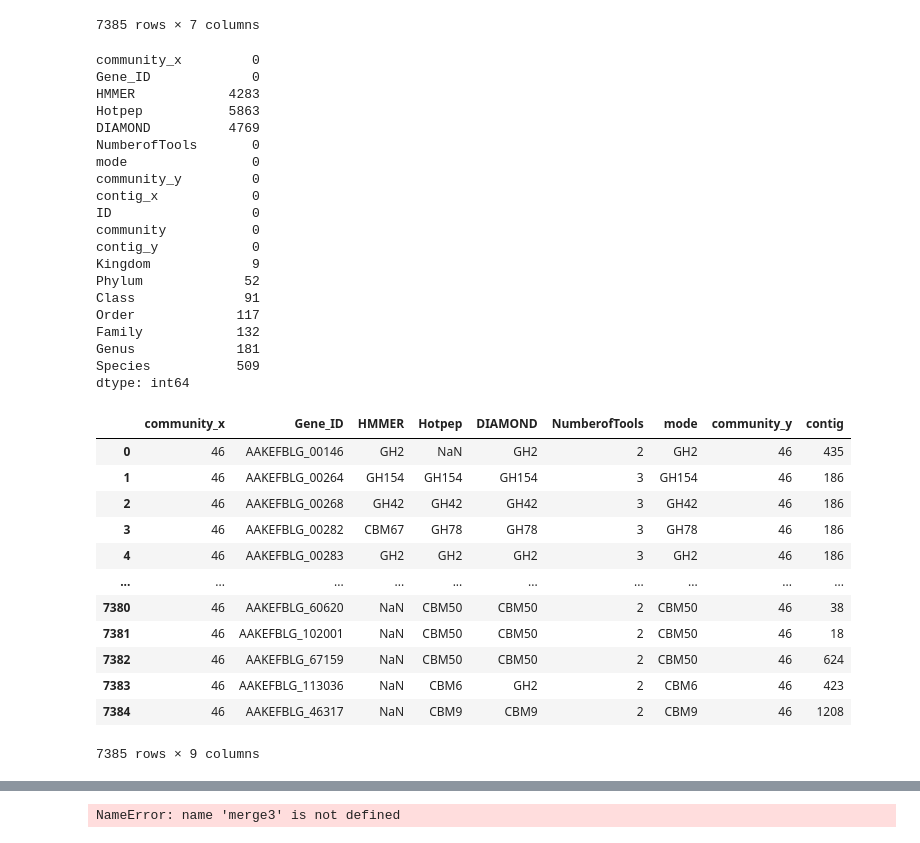
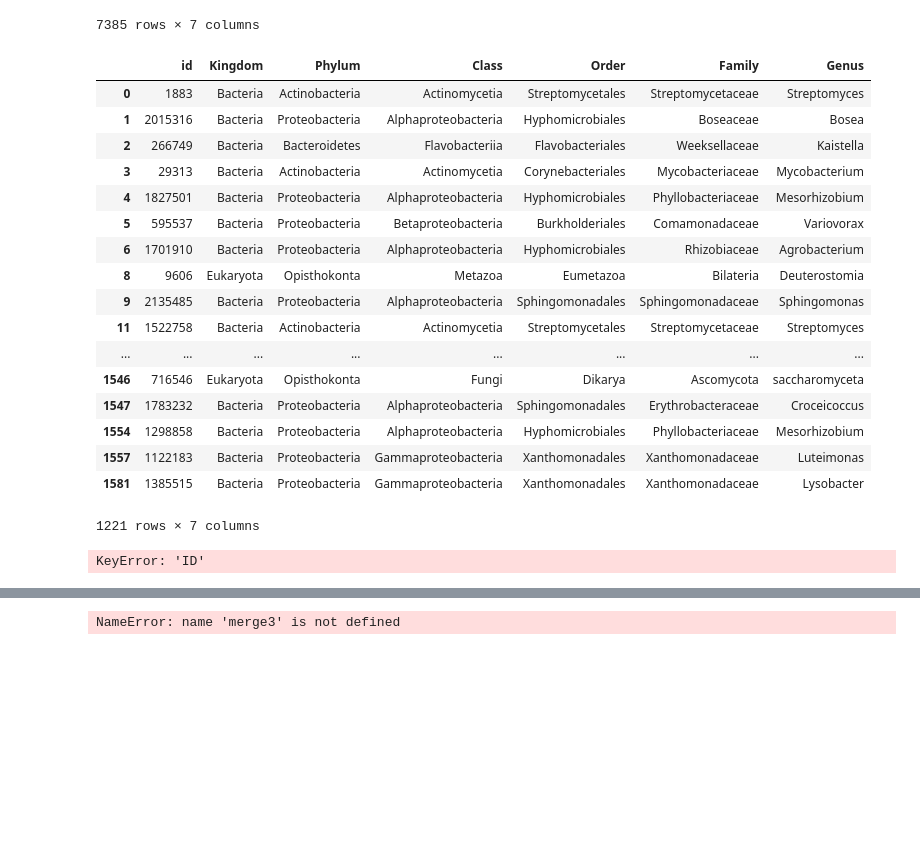
Before and after one commit to crabron/ARRIAM, a Jupyter notebook: communities.ipynb, the cells around one changed output, grey strips where cells are left out. Drawn from its saved outputs; the diff is of its cells as text; code cells hidden in the pictures; blank space fills up the shorter version.

```diff
--- a/communities.ipynb
+++ b/communities.ipynb
@@ -701,47 +706,33 @@ df_cazy_f
 | 13003 | 46 | AAKEFBLG_113036 | NaN | CBM6 | GH2 | 2 | CBM6 |
 | 13006 | 46 | AAKEFBLG_46317 | NaN | CBM9 | CBM9 | 2 | CBM9 |
 7385 rows × 7 columns
-# %%
-merge3.isna().sum()
-# %% [output]
-community_x         0
-Gene_ID             0
-HMMER            4283
-Hotpep           5863
-DIAMOND          4769
-NumberofTools       0
-mode                0
-community_y         0
-contig_x            0
-ID                  0
-community           0
-contig_y            0
-Kingdom             9
-Phylum             52
-Class              91
-Order             117
-Family            132
-Genus             181
-Species           509
-dtype: int64
+# %%
+df_taxa_ids
+# %% [output]
+|  | id | Kingdom | Phylum | Class | Order | Family | Genus |
+| 0 | 1883 | Bacteria | Actinobacteria | Actinomycetia | Streptomycetales | Streptomycetaceae | Streptomyces |
+| 1 | 2015316 | Bacteria | Proteobacteria | Alphaproteobacteria | Hyphomicrobiales | Boseaceae | Bosea |
+| 2 | 266749 | Bacteria | Bacteroidetes | Flavobacteriia | Flavobacteriales | Weeksellaceae | Kaistella |
+| 3 | 29313 | Bacteria | Actinobacteria | Actinomycetia | Corynebacteriales | Mycobacteriaceae | Mycobacterium |
+| 4 | 1827501 | Bacteria | Proteobacteria | Alphaproteobacteria | Hyphomicrobiales | Phyllobacteriaceae | Mesorhizobium |
+| 5 | 595537 | Bacteria | Proteobacteria | Betaproteobacteria | Burkholderiales | Comamonadaceae | Variovorax |
+| 6 | 1701910 | Bacteria | Proteobacteria | Alphaproteobacteria | Hyphomicrobiales | Rhizobiaceae | Agrobacterium |
+| 8 | 9606 | Eukaryota | Opisthokonta | Metazoa | Eumetazoa | Bilateria | Deuterostomia |
+| 9 | 2135485 | Bacteria | Proteobacteria | Alphaproteobacteria | Sphingomonadales | Sphingomonadaceae | Sphingomonas |
+| 11 | 1522758 | Bacteria | Actinobacteria | Actinomycetia | Streptomycetales | Streptomycetaceae | Streptomyces |
+| ... | ... | ... | ... | ... | ... | ... | ... |
+| 1546 | 716546 | Eukaryota | Opisthokonta | Fungi | Dikarya | Ascomycota | saccharomyceta |
+| 1547 | 1783232 | Bacteria | Proteobacteria | Alphaproteobacteria | Sphingomonadales | Erythrobacteraceae | Croceicoccus |
+| 1554 | 1298858 | Bacteria | Proteobacteria | Alphaproteobacteria | Hyphomicrobiales | Phyllobacteriaceae | Mesorhizobium |
+| 1557 | 1122183 | Bacteria | Proteobacteria | Gammaproteobacteria | Xanthomonadales | Xanthomonadaceae | Luteimonas |
+| 1581 | 1385515 | Bacteria | Proteobacteria | Gammaproteobacteria | Xanthomonadales | Xanthomonadaceae | Lysobacter |
+1221 rows × 7 columns
 # %%
 merge1 = df_cazy_f.merge(df_ids, on='Gene_ID', how='left')
-# merge3 = merge1.merge(df_taxa, on='ID', how='left')
-merge1
+merge3 = merge1.merge(df_taxa_ids, on='ID', how='left')
+merge3
 # %% [output]
-|  | community_x | Gene_ID | HMMER | Hotpep | DIAMOND | NumberofTools | mode | community_y | contig |
-| 0 | 46 | AAKEFBLG_00146 | GH2 | NaN | GH2 | 2 | GH2 | 46 | 435 |
-| 1 | 46 | AAKEFBLG_00264 | GH154 | GH154 | GH154 | 3 | GH154 | 46 | 186 |
-| 2 | 46 | AAKEFBLG_00268 | GH42 | GH42 | GH42 | 3 | GH42 | 46 | 186 |
-| 3 | 46 | AAKEFBLG_00282 | CBM67 | GH78 | GH78 | 3 | GH78 | 46 | 186 |
-| 4 | 46 | AAKEFBLG_00283 | GH2 | GH2 | GH2 | 3 | GH2 | 46 | 186 |
-| ... | ... | ... | ... | ... | ... | ... | ... | ... | ... |
-| 7380 | 46 | AAKEFBLG_60620 | NaN | CBM50 | CBM50 | 2 | CBM50 | 46 | 38 |
-| 7381 | 46 | AAKEFBLG_102001 | NaN | CBM50 | CBM50 | 2 | CBM50 | 46 | 18 |
-| 7382 | 46 | AAKEFBLG_67159 | NaN | CBM50 | CBM50 | 2 | CBM50 | 46 | 624 |
-| 7383 | 46 | AAKEFBLG_113036 | NaN | CBM6 | GH2 | 2 | CBM6 | 46 | 423 |
-| 7384 | 46 | AAKEFBLG_46317 | NaN | CBM9 | CBM9 | 2 | CBM9 | 46 | 1208 |
-7385 rows × 9 columns
+KeyError: 'ID'
 # %%
 merge3
 # %% [output]
```
Also changed, not shown: parts of 10 cells of this notebook, 1 other file.
